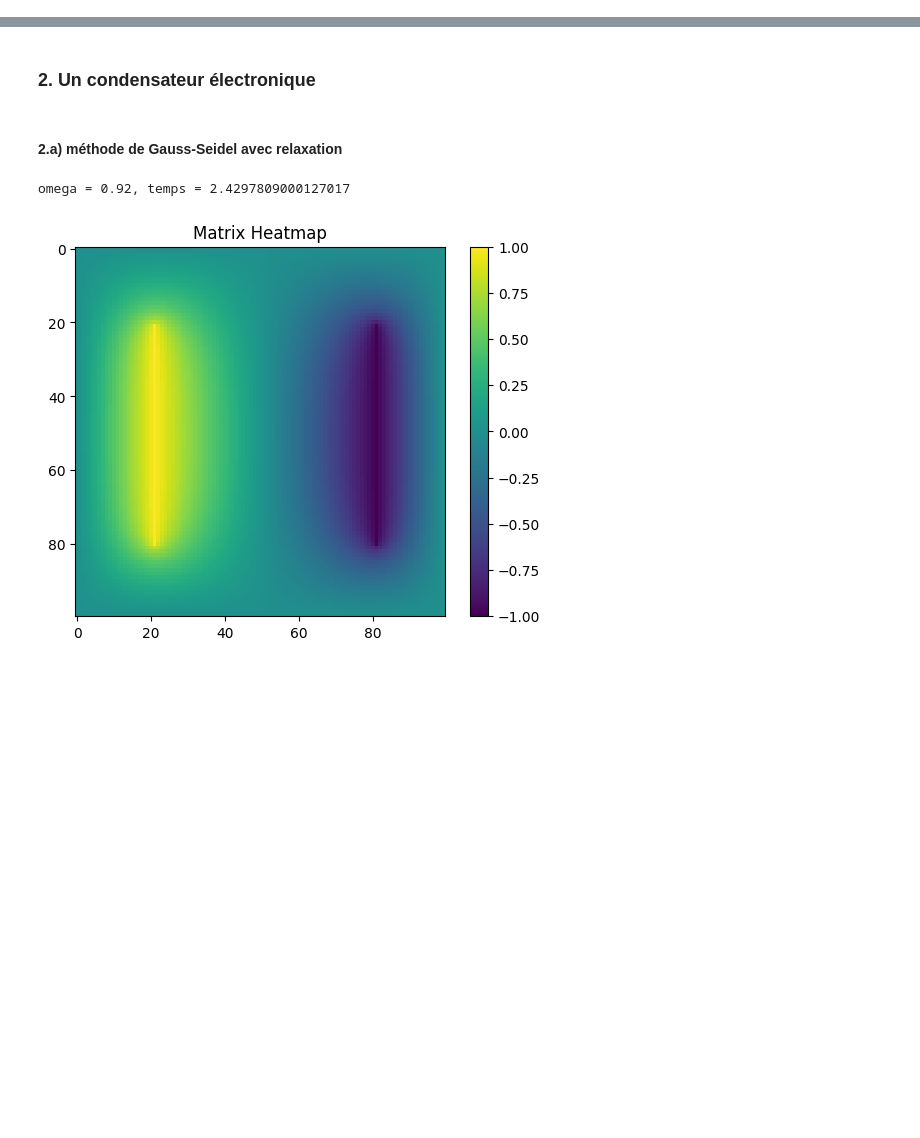
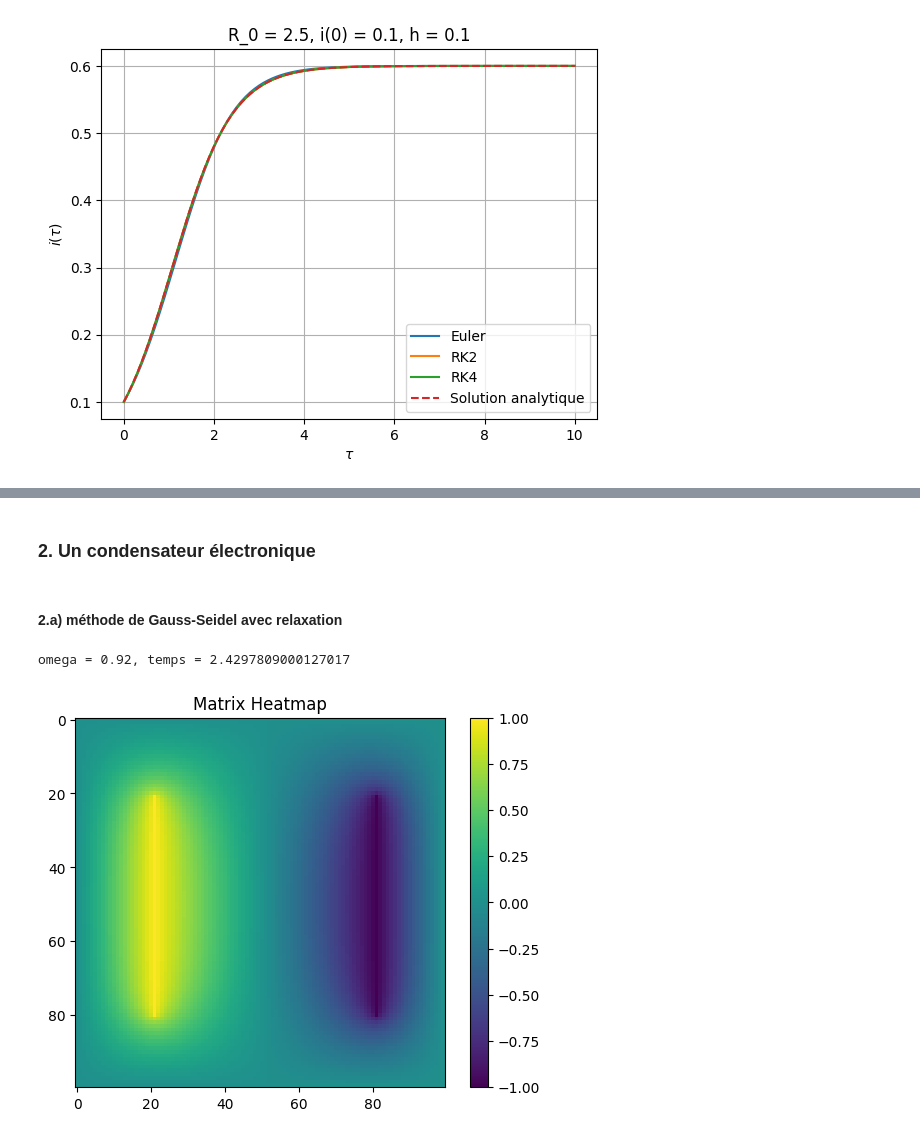
Before and after one commit to Jeremie-Beaupre/TP4_Phyznum, a Jupyter notebook: main.ipynb, the cells around one changed output, grey strips where cells are left out. Saved outputs shown, nothing was run; the diff lists cells and outputs as text; code cells hidden in the pictures; blank space fills up the shorter version.

```diff
--- a/main.ipynb
+++ b/main.ipynb
@@ -0,0 +92,74 @@
+# %%
+import numpy as np
+import matplotlib.pyplot as plt
+
+def f_sis(i, tau, R0):
+    return (R0 - 1) * i - R0 * i**2
+
+def sol_analytique(tau, i0, R0):
+    k = R0 - 1
+    numerator = k * i0 * np.exp(k * tau)
+    denominator = k + R0 * i0 * (np.exp(k * tau) - 1)
+    return numerator / denominator
+
+def solve_euler(i0, tau_max, h, R0):
+    tpoints = np.arange(0, tau_max + h, h)
+    ipoints = []
+    i = i0
+    for tau in tpoints:
+        ipoints.append(i)
+        i += h * f_sis(i, tau, R0)
+    return tpoints, np.array(ipoints)
+
+def solve_rk2(i0, tau_max, h, R0):
+    tpoints = np.arange(0, tau_max + h, h)
+    ipoints = []
+    i = i0
+    for tau in tpoints:
+        ipoints.append(i)
+        k1 = h * f_sis(i, tau, R0)
+        k2 = h * f_sis(i + 0.5 * k1, tau + 0.5 * h, R0)
+        i += k2
+    return tpoints, np.array(ipoints)
+
+def solve_rk4(i0, tau_max, h, R0):
+    tpoints = np.arange(0, tau_max + h, h)
+    ipoints = []
+    i = i0
+    for tau in tpoints:
+        ipoints.append(i)
+        k1 = h * f_sis(i, tau, R0)
+        k2 = h * f_sis(i + 0.5 * k1, tau + 0.5 * h, R0)
+        k3 = h * f_sis(i + 0.5 * k2, tau + 0.5 * h, R0)
+        k4 = h * f_sis(i + k3, tau + h, R0)
+        i += (k1 + 2*k2 + 2*k3 + k4) / 6
+    return tpoints, np.array(ipoints)
+
+
+i0 = 0.10
+R0 = 2.5
+tau_max = 10
+h = 0.1
+
+t_euler, i_euler = solve_euler(i0, tau_max, h, R0)
+t_rk2, i_rk2 = solve_rk2(i0, tau_max, h, R0)
+t_rk4, i_rk4 = solve_rk4(i0, tau_max, h, R0)
+
+t_exact = np.linspace(0, tau_max, 1000)
+i_exact = sol_analytique(t_exact, i0, R0)
+
+plt.figure()
+plt.plot(t_euler, i_euler, label="Euler")
+plt.plot(t_rk2, i_rk2, label="RK2")
+plt.plot(t_rk4, i_rk4, label="RK4")
+plt.plot(t_exact, i_exact, linestyle='--', label="Solution analytique")
+
+plt.xlabel(r"$\tau$")
+plt.ylabel(r"$i(\tau)$")
+plt.title(f"R_0 = {R0}, i(0) = {i0}, h = {h}")
+plt.legend()
+plt.grid()
+
+plt.show()
+# %% [output]
+[figure, added]
```
Also changed, not shown: parts of 9 cells of this notebook.
